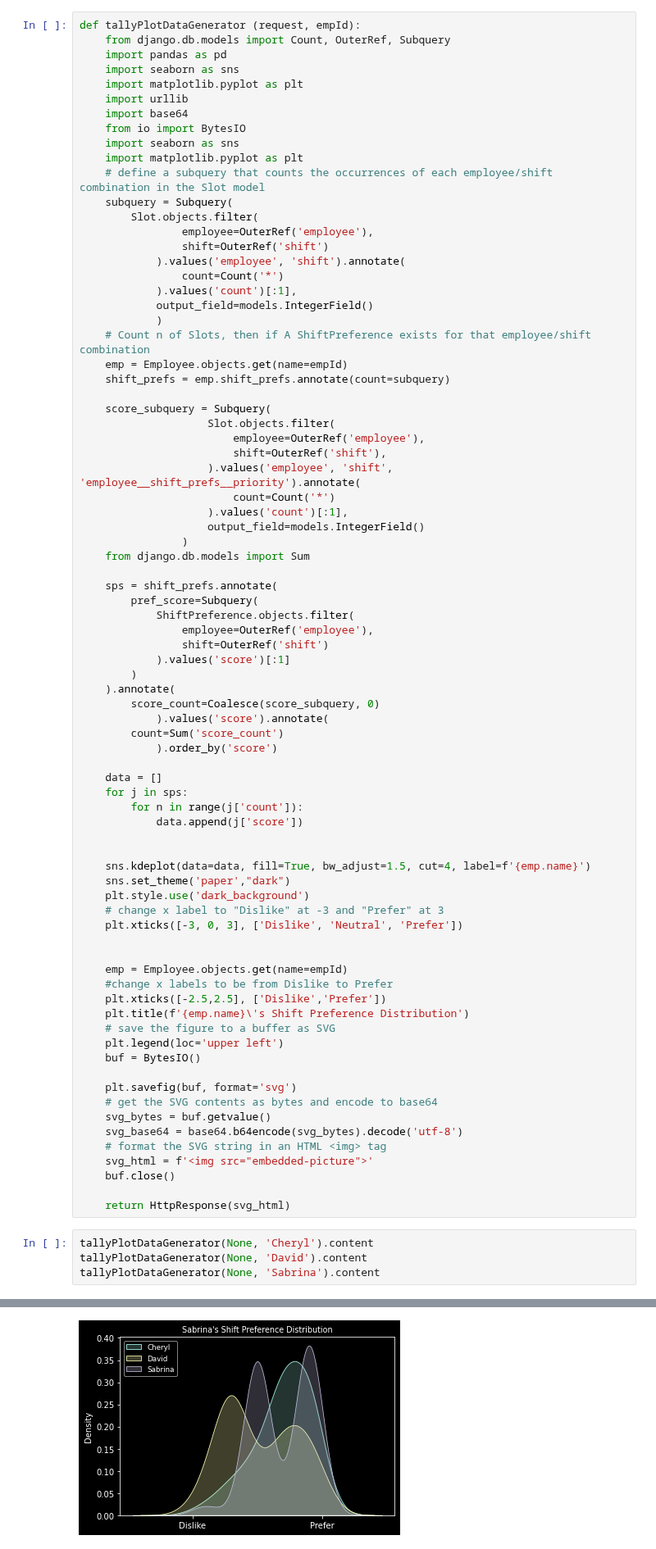
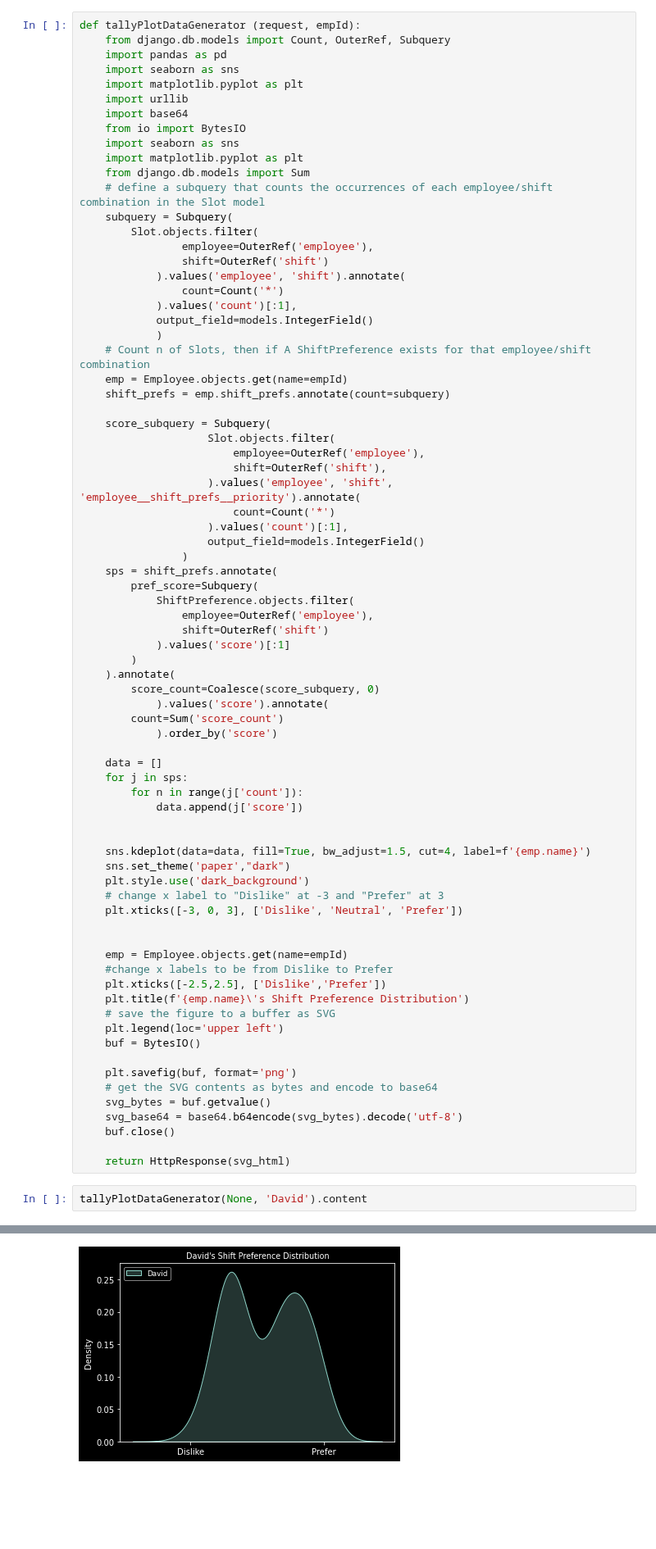
Before and after one commit to jts-bio/techn-i-cal, a Jupyter notebook: tests.ipynb, the cells around one changed output, grey strips where cells are left out. Shown at 82% size. Saved outputs shown, nothing was run; the diff lists cells and outputs as text; blank space fills up the shorter version.

```diff
--- a/tests.ipynb
+++ b/tests.ipynb
@@ -158,6 +166,7 @@ def tallyPlotDataGenerator (request, empId):
     from io import BytesIO
     import seaborn as sns
     import matplotlib.pyplot as plt
+    from django.db.models import Sum
     # define a subquery that counts the occurrences of each employee/shift combination in the Slot model
     subquery = Subquery(
         Slot.objects.filter(
@@ -181,8 +190,6 @@ def tallyPlotDataGenerator (request, empId):
                     ).values('count')[:1],
                     output_field=models.IntegerField()
                 )
-    from django.db.models import Sum
-
     sps = shift_prefs.annotate(
         pref_score=Subquery(
             ShiftPreference.objects.filter(
@@ -217,17 +224,13 @@ def tallyPlotDataGenerator (request, empId):
     plt.legend(loc='upper left')
     buf = BytesIO()
 
-    plt.savefig(buf, format='svg')
+    plt.savefig(buf, format='png')
     # get the SVG contents as bytes and encode to base64
     svg_bytes = buf.getvalue()
     svg_base64 = base64.b64encode(svg_bytes).decode('utf-8')
-    # format the SVG string in an HTML <img> tag
-    svg_html = f'<img src="embedded-picture">'
     buf.close()
 
     return HttpResponse(svg_html)
 # %%
-tallyPlotDataGenerator(None, 'Cheryl').content
 tallyPlotDataGenerator(None, 'David').content
-tallyPlotDataGenerator(None, 'Sabrina').content
 # %% [output]
@@ -235,4 +238,4 @@
-[figure, old version]
+[figure, new version]
 # %%
 from flow import views as flow_views
 
```
Also changed, not shown: parts of 11 cells of this notebook, 39 other files.
